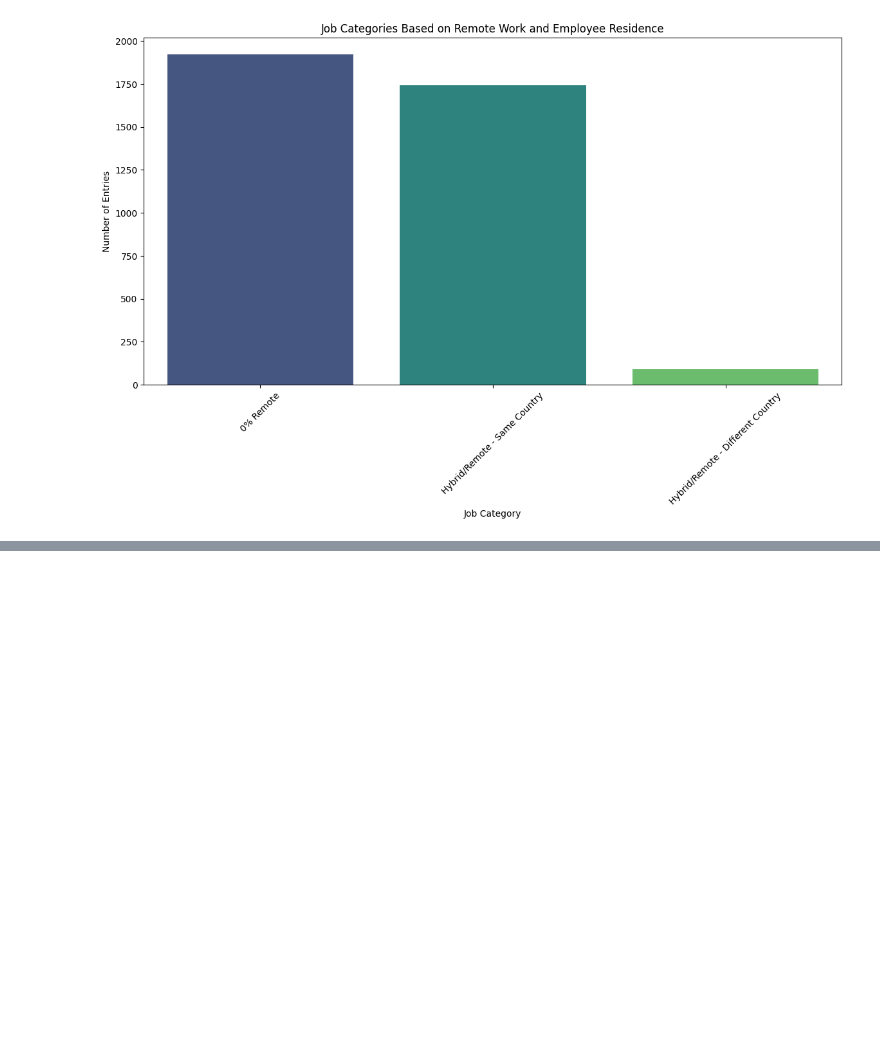
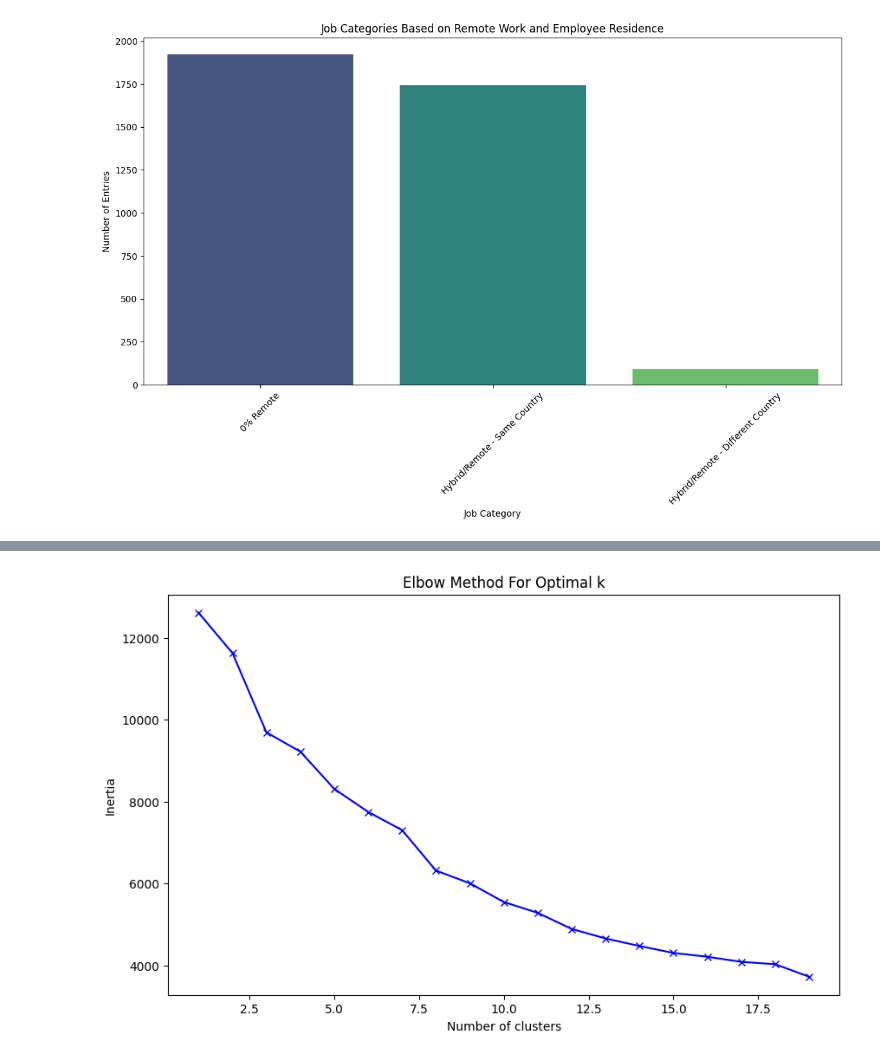
Before and after one commit to datschman/DataScientist, a Jupyter notebook: notebooks/RR explo.ipynb, the cells around one changed output, grey strips where cells are left out. Cells and saved outputs as stored; diff of their text form; code cells hidden in the pictures; blank space fills up the shorter version.

```diff
--- a/notebooks/RR explo.ipynb
+++ b/notebooks/RR explo.ipynb
@@ -424,0 +605,10 @@ Passing `palette` without assigning `hue` is deprecated and will be removed in v
+# %%
+# List of skills columns
+skills_columns = ['Python', 'spark', 'aws', 'excel', 'sql', 'sas', 'keras', 'pytorch', 'scikit',
+                  'tensor', 'hadoop', 'tableau', 'bi', 'flink', 'mongo', 'google_an']
+
+# Select relevant columns for clustering
+data_for_clustering = data2[['Avg Salary(K)'] + skills_columns]
+
+# Display the selected columns
+print(data_for_clustering.head())
@@ -424,0 +629,34 @@ Passing `palette` without assigning `hue` is deprecated and will be removed in v
+# %%
+from sklearn.preprocessing import StandardScaler
+
+# Normalize the data
+scaler = StandardScaler()
+data_normalized = scaler.fit_transform(data_for_clustering)
+
+# Convert the normalized data back to a DataFrame for easier handling
+data_normalized_df = pd.DataFrame(data_normalized, columns=data_for_clustering.columns)
+# %%
+from sklearn.cluster import KMeans
+import matplotlib.pyplot as plt
+
+# Range of number of clusters to try
+K = range(1, 20)
+
+# Initialize an empty list to store inertia values
+inertia = []
+
+# Loop through different values of k
+for k in K:
+    kmeans = KMeans(n_clusters=k, random_state=42)
+    kmeans.fit(data_normalized)
+    inertia.append(kmeans.inertia_)
+
+# Plot inertia values vs. number of clusters
+plt.figure(figsize=(10, 6))
+plt.plot(K, inertia, 'bx-')
+plt.xlabel('Number of clusters')
+plt.ylabel('Inertia')
+plt.title('Elbow Method For Optimal k')
+plt.show()
+# %% [output]
+[figure, added]
```
Also changed, not shown: parts of 22 cells of this notebook, 2 other files.
